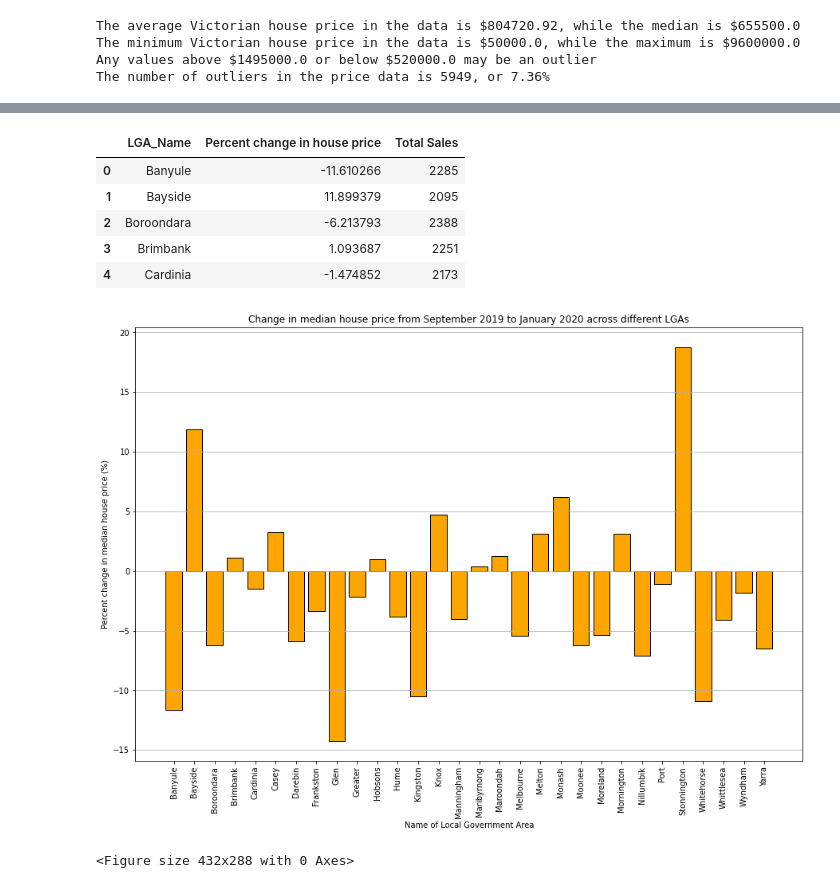
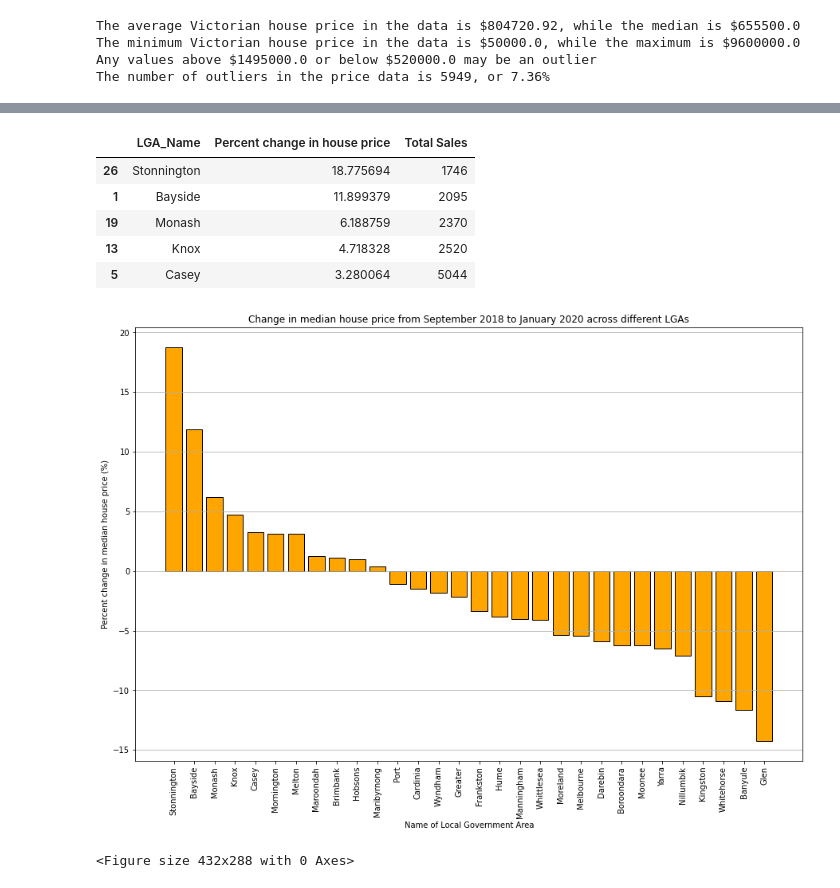
Before and after one commit to jeremychiaa/covid-victorian-real-estate, a Jupyter notebook: cleaned_house.ipynb, the cells around one changed output, grey strips where cells are left out. Saved outputs shown, nothing was run; the diff lists cells and outputs as text; code cells hidden in the pictures.

```diff
--- a/cleaned_house.ipynb
+++ b/cleaned_house.ipynb
@@ -281,36 +304,38 @@ pct_change_LGA_df.rename(columns={"date_sold": "Total Sales"}, inplace = True)
 # Dropping rows where the number of sales is less than 100
 pct_change_LGA_df = pct_change_LGA_df.loc[pct_change_LGA_df["Total Sales"] > 100, :]
 
+pct_change_LGA_df = pct_change_LGA_df.sort_values(by = "Percent change in house price", ascending = False)
+
 # Previewing the dataframe
 pct_change_LGA_df.head()
 # %% [output]
 |  | LGA_Name | Percent change in house price | Total Sales |
-| 0 | Banyule | -11.610266 | 2285 |
+| 26 | Stonnington | 18.775694 | 1746 |
 | 1 | Bayside | 11.899379 | 2095 |
-| 2 | Boroondara | -6.213793 | 2388 |
-| 3 | Brimbank | 1.093687 | 2251 |
-| 4 | Cardinia | -1.474852 | 2173 |
+| 19 | Monash | 6.188759 | 2370 |
+| 13 | Knox | 4.718328 | 2520 |
+| 5 | Casey | 3.280064 | 5044 |
 # %%
 # Create a list of x and y values from the dataframe to plot
 x_values = pct_change_LGA_df["LGA_Name"]
 y_values = pct_change_LGA_df["Percent change in house price"]
 
 # Set the figure size and create the graph
 plt.figure(figsize=(15,10))
 plt.bar(x_values, y_values, color = "orange", edgecolor = "black")
 plt.xticks(rotation="vertical")
 plt.grid(axis = "y")
 
 # Set the x axis, y axis and chart titles
-plt.title("Change in median house price from September 2019 to January 2020 across different LGAs")
+plt.title("Change in median house price from September 2018 to January 2020 across different LGAs")
 plt.xlabel("Name of Local Government Area")
 plt.ylabel("Percent change in median house price (%)")
 
 # Display the graph
 plt.show()
 plt.tight_layout()
 # %% [output]
-[figure, old version]
+[figure, new version]
 <Figure size 432x288 with 0 Axes>
 # %%
 # Save the percent change per LGA into a CSV file
```
Also changed, not shown: parts of 2 cells of this notebook, 1 other file.
